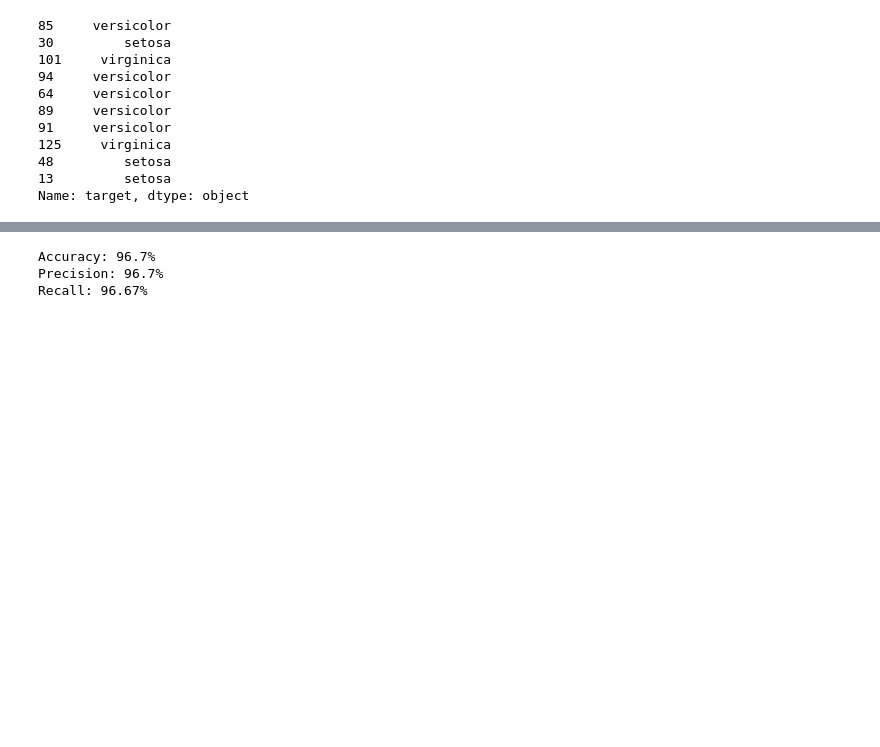
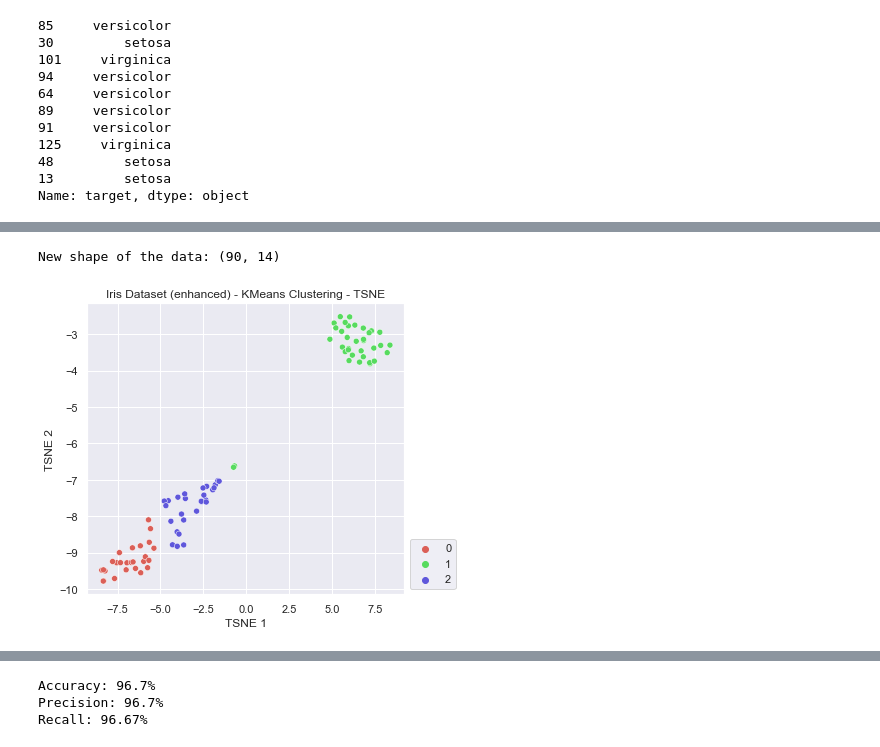
Before and after one commit to thesfinox/demo-liceo, a Jupyter notebook: demo_20210527.ipynb, the cells around one changed output, grey strips where cells are left out. Cells and saved outputs as stored; diff of their text form; code cells hidden in the pictures; blank space fills up the shorter version.

```diff
--- a/demo_20210527.ipynb
+++ b/demo_20210527.ipynb
@@ -138,2 +177,32 @@ plot_dimensionality_reduced(t_rep,
+# %%
+# create polynomial features
+pol              = PolynomialFeatures(degree=2, include_bias=False)
+X_train_enhanced = pol.fit_transform(X_train)
+
+print(f'New shape of the data: {X_train_enhanced.shape}')
+
+# fit KMeans
+t_labs_enhanced = pd.Series(kmeans.fit_predict(X_train_enhanced), name='target')
+
+# compute manifold learning with tSNE
+tsne_enhanced  = TSNE(n_components=2, random_state=rs, n_jobs=-1)
+t_rep_enhanced = pd.DataFrame(tsne.fit_transform(X_train_enhanced), columns=['tsne_1', 'tsne_2'])
+
+# plot the result
+_, ax = subplots()
+
+plot_dimensionality_reduced(t_rep_enhanced,
+                            'tsne_1',
+                            'tsne_2',
+                            labs=(t_labs_enhanced, 3),
+                            xlab='TSNE 1',
+                            ylab='TSNE 2',
+                            title='Iris Dataset (enhanced) - KMeans Clustering - TSNE',
+                            pal='hls',
+                            ax=ax
+                           )
+# %% [output]
+New shape of the data: (90, 14)
+[figure, added]
 # %% [markdown]
 ### Approccio "Supervised"
```
Also changed, not shown: parts of 69 cells of this notebook.
